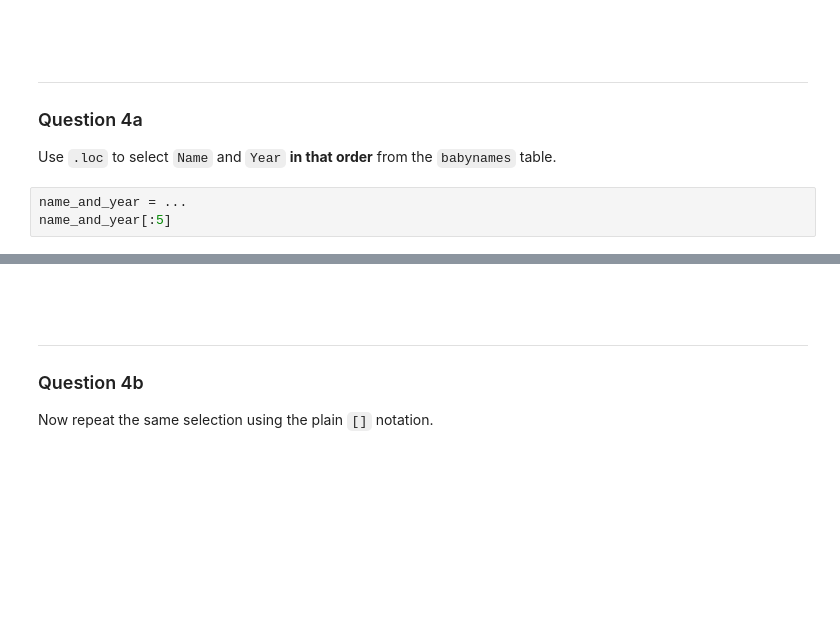
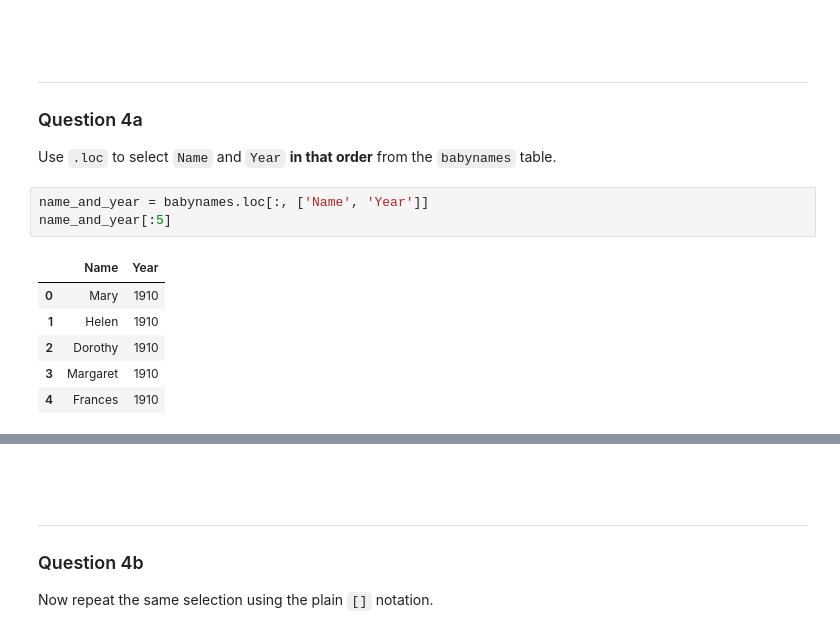
Before and after one commit to DilshodbekIkromov/data100, a Jupyter notebook: lab/lab02A/lab02A.ipynb, the cells around one changed output, grey strips where cells are left out. Cells and saved outputs as stored; diff of their text form; blank space fills up the shorter version.

```diff
--- a/lab/lab02A/lab02A.ipynb
+++ b/lab/lab02A/lab02A.ipynb
@@ -452,7 +478,14 @@ babynames.iloc[1:4, [3]]
 
 Use `.loc` to select `Name` and `Year` **in that order** from the `babynames` table.
 # %%
-name_and_year = ...
+name_and_year = babynames.loc[:, ['Name', 'Year']]
 name_and_year[:5]
+# %% [output]
+|  | Name | Year |
+| 0 | Mary | 1910 |
+| 1 | Helen | 1910 |
+| 2 | Dorothy | 1910 |
+| 3 | Margaret | 1910 |
+| 4 | Frances | 1910 |
 # %%
 grader.check("q4a")
```
Also changed, not shown: parts of 17 cells of this notebook, 4 other files.
